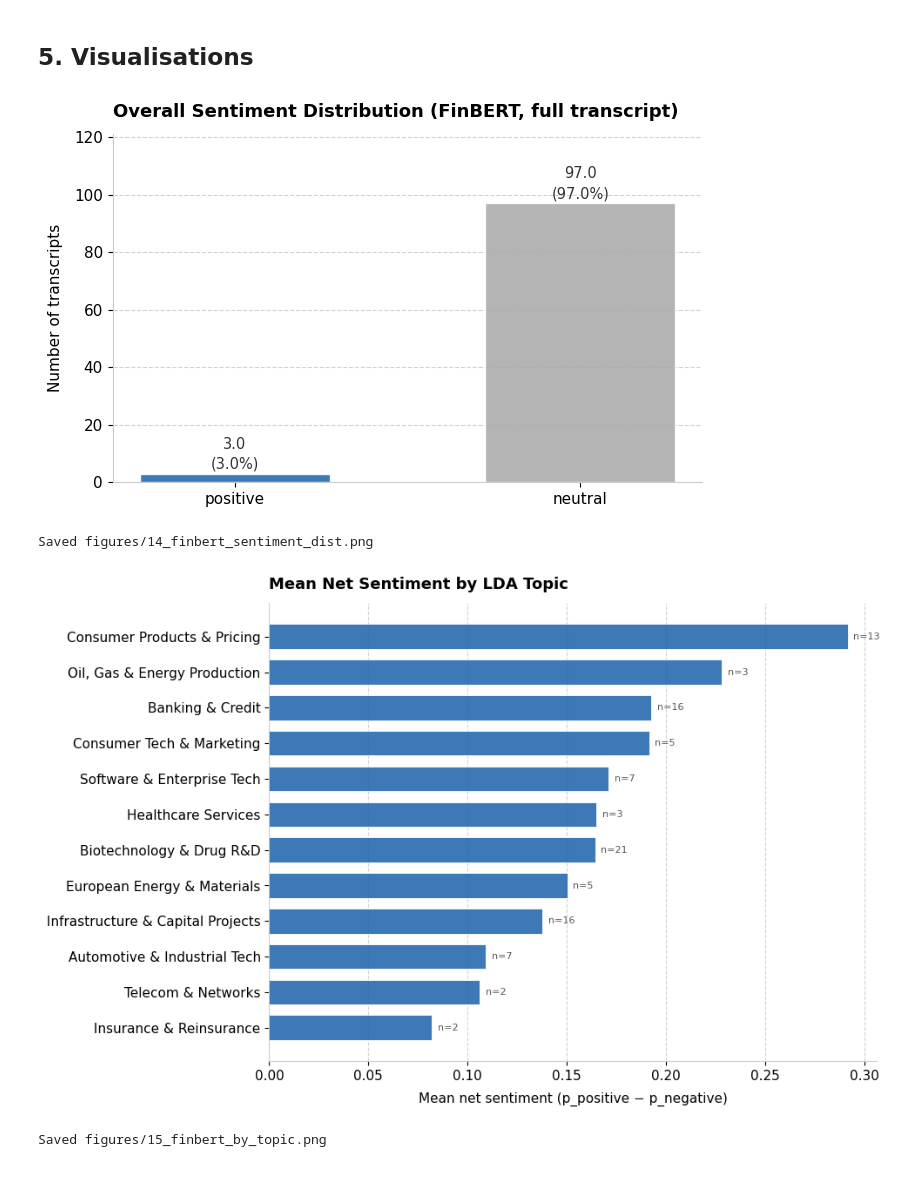
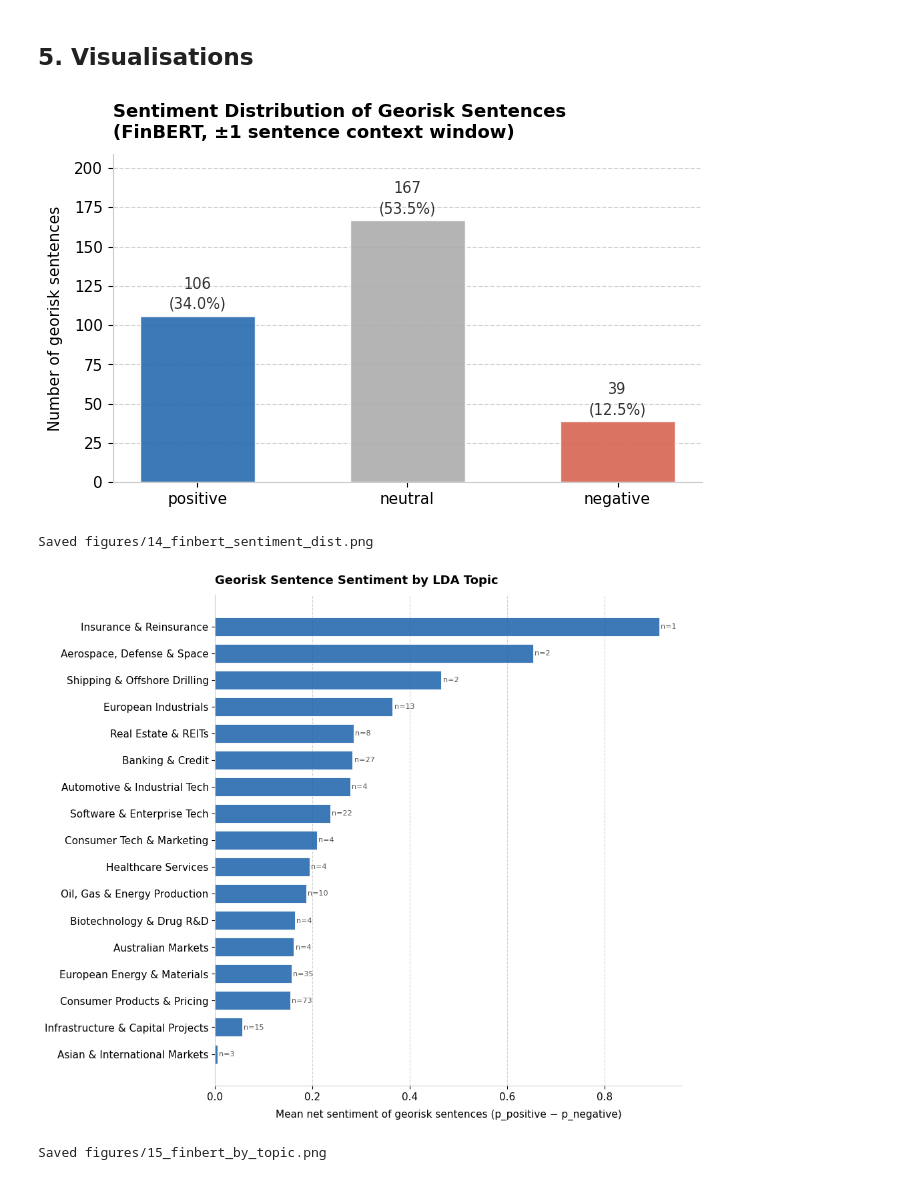
Before and after one commit to juttingn/earnings-call-text-analysis, a Jupyter notebook: 04_finbert_sentiment.ipynb, the cells around one changed output. Drawn from its saved outputs; the diff is of its cells as text; code cells hidden in the pictures.

```diff
--- a/04_finbert_sentiment.ipynb
+++ b/04_finbert_sentiment.ipynb
@@ -133,12 +124,11 @@ any_georisk                NaN
 # %% [markdown]
 ## 5. Visualisations
 # %%
-# ── Fig 1: Overall sentiment distribution ──────────────────────────────────
+# ── Fig 1: Sentiment distribution of georisk sentences ─────────────────────
 
 SENT_COLORS = {'positive': '#2166AC', 'neutral': '#AAAAAA', 'negative': '#D6604D'}
 
-counts = df['full_text__sentiment'].value_counts().reindex(
-    ['positive', 'neutral', 'negative'])
+counts = df['sentiment'].value_counts().reindex(['positive', 'neutral', 'negative'])
 total  = counts.sum()
 
 fig, ax = plt.subplots(figsize=(7, 4.5))
@@ -153,8 +143,9 @@ for bar, (label, count) in zip(bars, counts.items()):
             ha='center', va='bottom', fontsize=10.5, color='#333333',
             linespacing=1.4)
 
-ax.set_ylabel('Number of transcripts', fontsize=11, labelpad=8)
-ax.set_title('Overall Sentiment Distribution (FinBERT, full transcript)',
+ax.set_ylabel('Number of georisk sentences', fontsize=11, labelpad=8)
+ax.set_title('Sentiment Distribution of Georisk Sentences\n'
+             '(FinBERT, \u00b11 sentence context window)',
              fontsize=13, fontweight='bold', pad=12, loc='left')
 ax.set_ylim(0, counts.max() * 1.25)
 ax.yaxis.grid(True, linestyle='--', alpha=0.35, color='grey', zorder=0)
@@ -167,49 +158,56 @@ plt.savefig('figures/14_finbert_sentiment_dist.png', dpi=160,
 plt.show()
 print('Saved figures/14_finbert_sentiment_dist.png')
 # %% [output]
-[figure, old version]
+[figure, new version]
 Saved figures/14_finbert_sentiment_dist.png
 # %%
-# ── Fig 2: Net sentiment by LDA topic ──────────────────────────────────────
-# Net sentiment = p_positive - p_negative; higher = more positive tone.
+# ── Fig 2: Georisk sentence sentiment by LDA topic ─────────────────────────
+# Aggregate to transcript level first to avoid high-frequency transcripts
+# dominating the topic averages.
 
+transcript_sent = (
+    df.dropna(subset=['dominant_label', 'net_sentiment'])
+    .groupby(['url', 'dominant_label'])['net_sentiment']
+    .mean()
+    .reset_index()
+)
 topic_sent = (
-    df.dropna(subset=['dominant_label', 'net_sentiment'])
+    transcript_sent
     .groupby('dominant_label')
     .agg(mean_net=('net_sentiment', 'mean'),
          n=('net_sentiment', 'count'))
     .sort_values('mean_net')
     .reset_index()
 )
 
 fig, ax = plt.subplots(figsize=(10, max(5, len(topic_sent) * 0.42 + 1.5)))
 colors = ['#D6604D' if v < 0 else '#2166AC' for v in topic_sent['mean_net']]
 bars   = ax.barh(topic_sent['dominant_label'], topic_sent['mean_net'],
                  color=colors, alpha=0.88, edgecolor='white',
                  linewidth=0.7, height=0.7)
 
 for bar, (_, row) in zip(bars, topic_sent.iterrows()):
     x_pos = row['mean_net'] + (0.003 if row['mean_net'] >= 0 else -0.003)
     ha    = 'left' if row['mean_net'] >= 0 else 'right'
     ax.text(x_pos, bar.get_y() + bar.get_height() / 2,
             f"n={row['n']:,}", va='center', ha=ha,
             fontsize=8, color='#555555')
 
 ax.axvline(0, color='#888888', linewidth=1.2, linestyle='--')
-ax.set_xlabel('Mean net sentiment (p_positive − p_negative)', fontsize=11,
-              labelpad=8)
-ax.set_title('Mean Net Sentiment by LDA Topic',
+ax.set_xlabel('Mean net sentiment of georisk sentences (p_positive \u2212 p_negative)',
+              fontsize=11, labelpad=8)
+ax.set_title('Georisk Sentence Sentiment by LDA Topic',
              fontsize=13, fontweight='bold', pad=12, loc='left')
 ax.xaxis.grid(True, linestyle='--', alpha=0.35, color='grey', zorder=0)
 ax.set_axisbelow(True)
 ax.spines[['top', 'right']].set_visible(False)
 ax.spines[['left', 'bottom']].set_color('#cccccc')
 plt.tight_layout(pad=1.5)
 plt.savefig('figures/15_finbert_by_topic.png', dpi=160,
             bbox_inches='tight', facecolor='white')
 plt.show()
 print('Saved figures/15_finbert_by_topic.png')
 # %% [output]
-[figure, old version]
+[figure, new version]
 Saved figures/15_finbert_by_topic.png
 # %%
```
Also changed, not shown: parts of 10 cells of this notebook, 8 other files.
